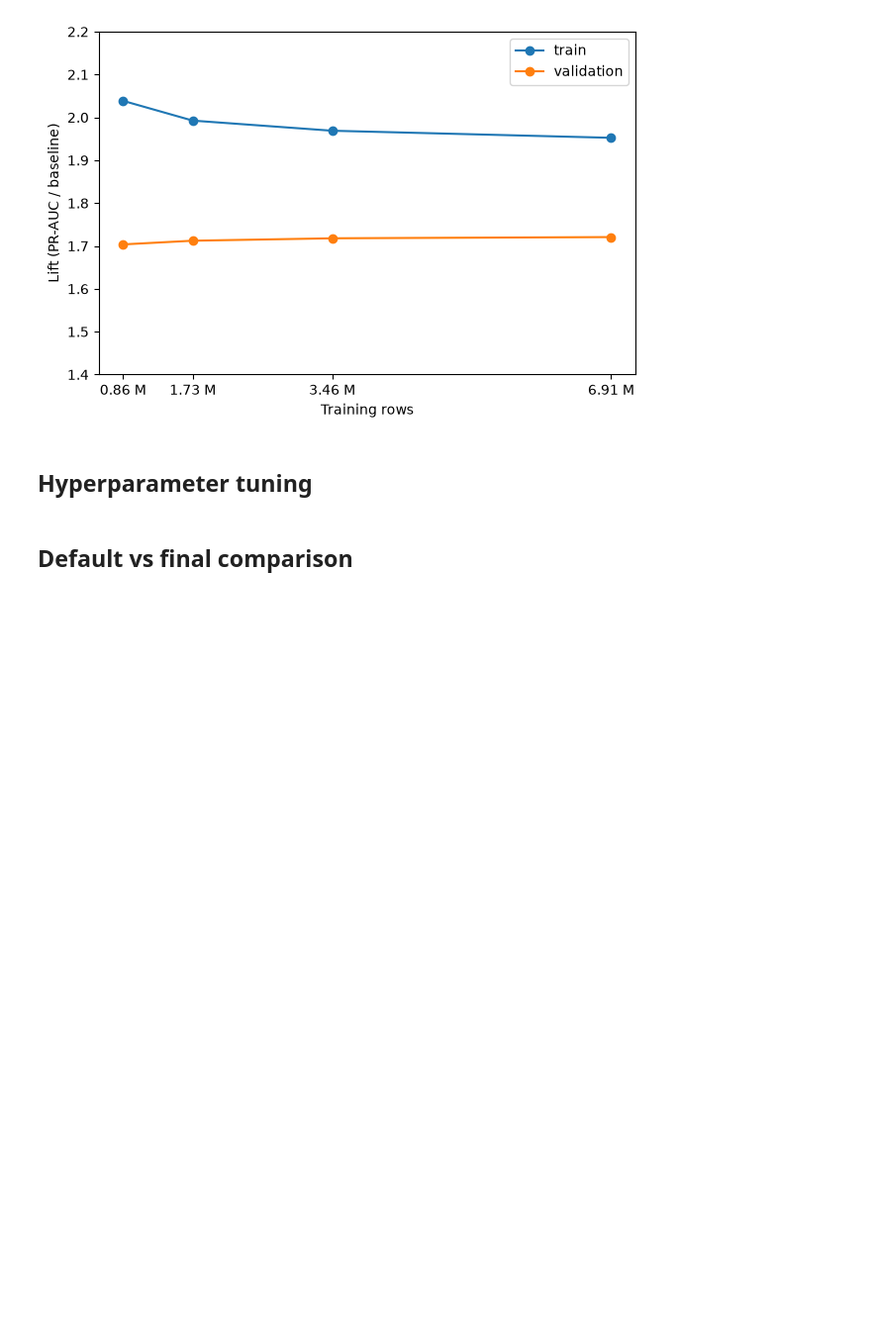
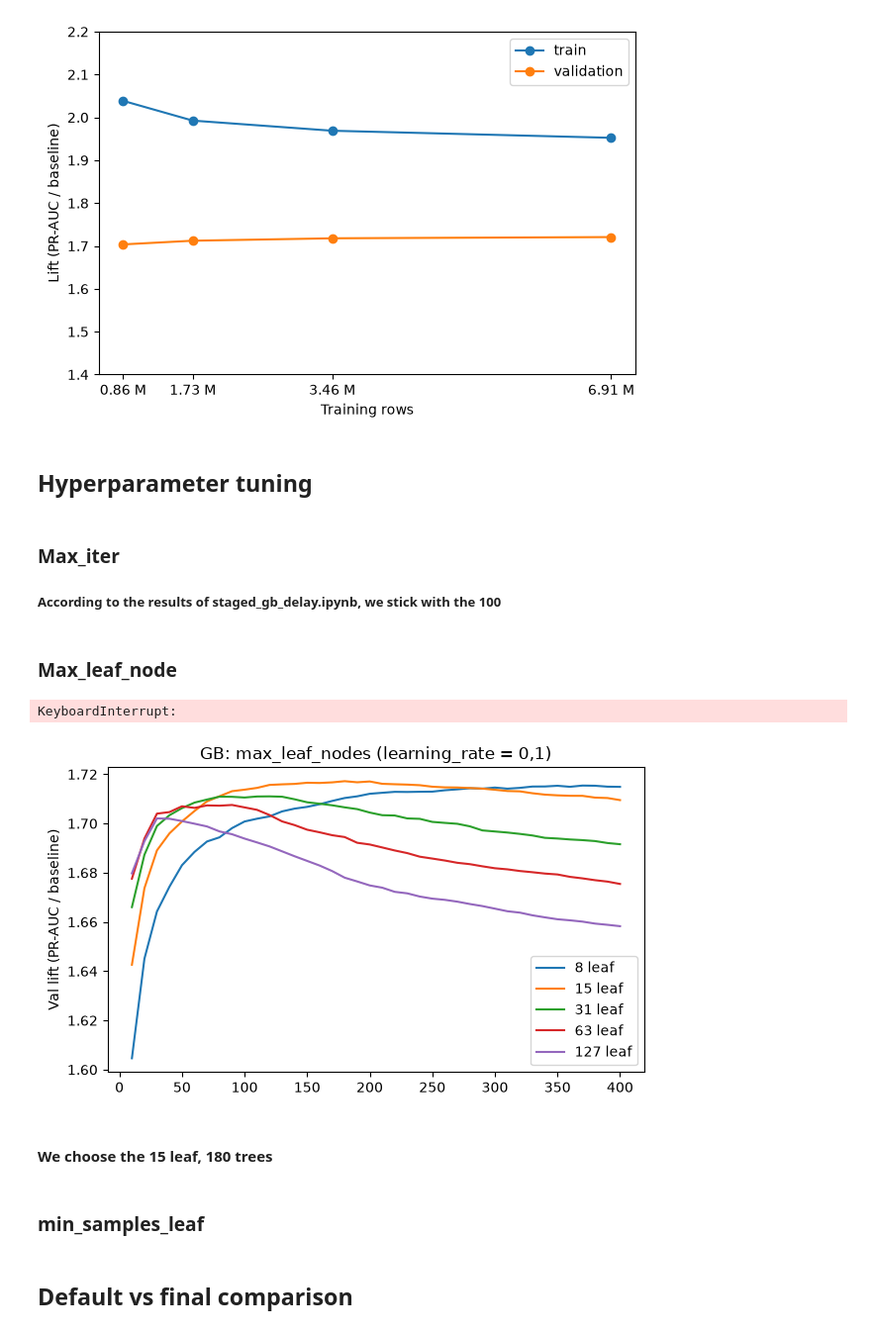
Before and after one commit to lakiiibalint/flight-delay-prediction-lakehouse, a Jupyter notebook: ml/results_gb.ipynb, the cells around one changed output. Shown at 99% size. Saved outputs shown, nothing was run; the diff lists cells and outputs as text; code cells hidden in the pictures; blank space fills up the shorter version.

Commit message:
Tune GB max_iter and max_leaf_nodes (15 leaves, 180 trees)
Co-Authored-By: Claude Sonnet 5.5 <noreply@anthropic.com>

```diff
--- a/ml/results_gb.ipynb
+++ b/ml/results_gb.ipynb
@@ -59,5 +59,80 @@ ax.legend()
 fig.savefig("../docs/figures/learning_curve_gb_default.png", dpi=150, bbox_inches="tight")
 # %% [markdown]
 ## Hyperparameter tuning
+# %% [markdown]
+### Max_iter
+##### According to the results of staged_gb_delay.ipynb, we stick with the 100
+# %% [markdown]
+### Max_leaf_node
+# %%
+import numpy as np
+import matplotlib.pyplot as plt
+from sklearn.ensemble import HistGradientBoostingClassifier
+from sklearn.compose import ColumnTransformer
+from sklearn.preprocessing import OrdinalEncoder
+from sklearn.metrics import average_precision_score
+from common import (
+    TARGET_LABEL, FEATURES, CATEGORICAL, VAL_START, VAL_END, TRAIN_END,
+    train_start_for, select_period, load_data, fit_model,
+)
+
+CAT_MASK = [True] * len(CATEGORICAL) + [False] * (len(FEATURES) - len(CATEGORICAL))
+
+PARAMS = {"random_state": 42, "learning_rate": 0.1, "max_iter": 400, "max_leaf_nodes": 31,
+          "min_samples_leaf": 20, "early_stopping": False, "categorical_features": CAT_MASK}
+YEARS = 1
+FRACTION = 0.25
+LEAVES = [8, 15, 31, 63, 127]
+
+df = load_data(YEARS)
+train = select_period(df, train_start_for(YEARS), TRAIN_END)
+validation = select_period(df, VAL_START, VAL_END)
+subset = train.sample(frac=FRACTION, random_state=PARAMS["random_state"]).sort_index()
+y_val = validation[TARGET_LABEL]
+
+preprocess = ColumnTransformer(
+    [("cat", OrdinalEncoder(handle_unknown="use_encoded_value", unknown_value=np.nan,
+                            max_categories=254), CATEGORICAL)],
+    remainder="passthrough")
+
+curves = {}
+
+
+for leaves in LEAVES:
+    PARAMS["max_leaf_nodes"] = leaves
+    model = HistGradientBoostingClassifier(**PARAMS)
+    pipeline, train_seconds = fit_model(model, subset, preprocess)
+
+
+    model = pipeline.named_steps["model"]
+    encoder = pipeline.named_steps["preprocess"]
+    X_val = encoder.transform(validation[FEATURES])
+
+    val_lifts = []
+    for i, p_val in enumerate(model.staged_predict_proba(X_val), start=1):
+        if i % 10 == 0:
+            val_lifts.append(average_precision_score(y_val, p_val[:, 1]) / y_val.mean())
+
+    curves[leaves] = val_lifts
+    best = int(np.argmax(val_lifts))
+    print(f"leaves {leaves}: best at {(best + 1) * 10} tree, lift {val_lifts[best]:.3f}, {train_seconds:.0f} s")
+# %% [output]
+KeyboardInterrupt:
+# %%
+trees = list(range(10, PARAMS["max_iter"] + 1, 10))
+
+fig, ax = plt.subplots(figsize=(7, 4))
+for leaves in LEAVES:
+    ax.plot(trees, curves[leaves], label=f"{leaves} leaf")
+ax.set_ylabel("Val lift (PR-AUC / baseline)")
+ax.set_title("GB: max_leaf_nodes (learning_rate = 0,1)")
+ax.legend()
+fig.savefig("../docs/figures/gb_tuning_max_leaf_nodes.png", dpi=150, bbox_inches="tight")
+# %% [output]
+[figure, added]
+# %% [markdown]
+#### We choose the 15 leaf, 180 trees
+# %% [markdown]
+### min_samples_leaf
 # %% [markdown]
 ## Default vs final comparison
```
Also changed, not shown: 4 other files.
